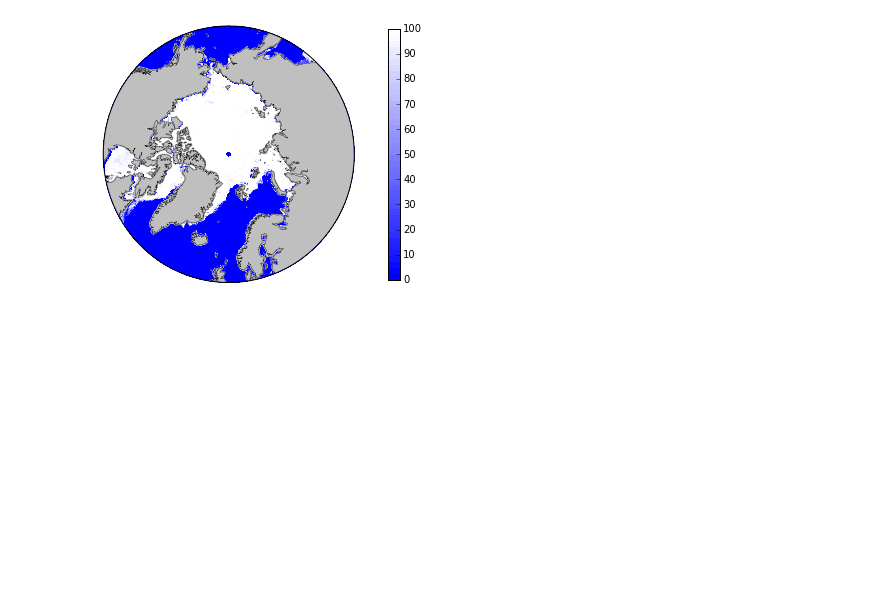
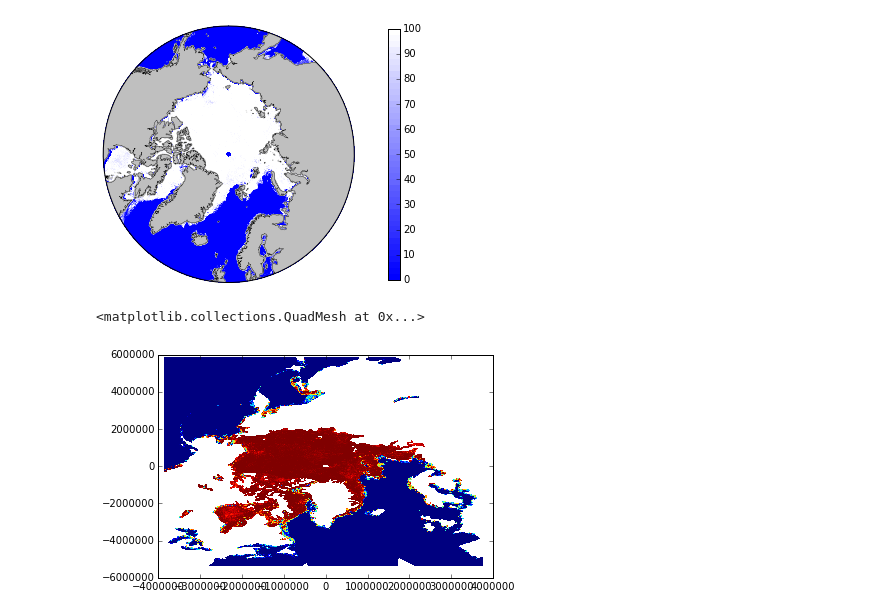
Before and after one commit to xue1527/MyWork, a Jupyter notebook: Plot_Arctic_SeaIce.ipynb, the cells around one changed output. Drawn from its saved outputs; the diff is of its cells as text; code cells hidden in the pictures; blank space fills up the shorter version.

Commit message:
plot AMSR2 data
Plot AMSR2 arctic sea ice concentration data

```diff
--- a/Plot_Arctic_SeaIce.ipynb
+++ b/Plot_Arctic_SeaIce.ipynb
@@ -77,3 +77,8 @@ plt.colorbar(cs,shrink=0.75,pad=0.1)
 fig.savefig('c:\\Ice20150101.png',dpi=150)
 # %% [output]
 [figure]
+# %%
+plt.pcolormesh(x,y,ice)
+# %% [output]
+<matplotlib.collections.QuadMesh at 0x...>
+[figure, added]
```
